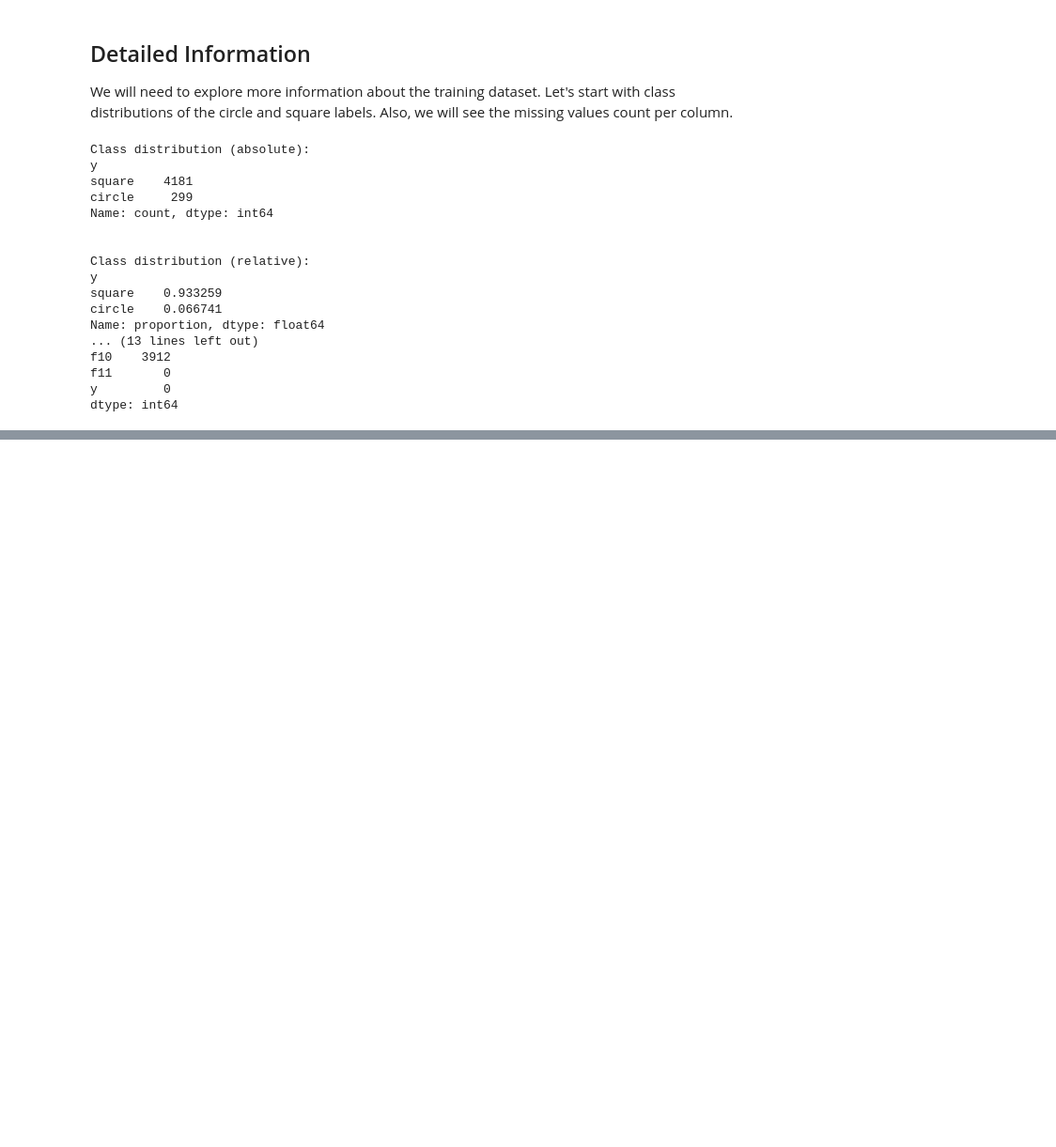
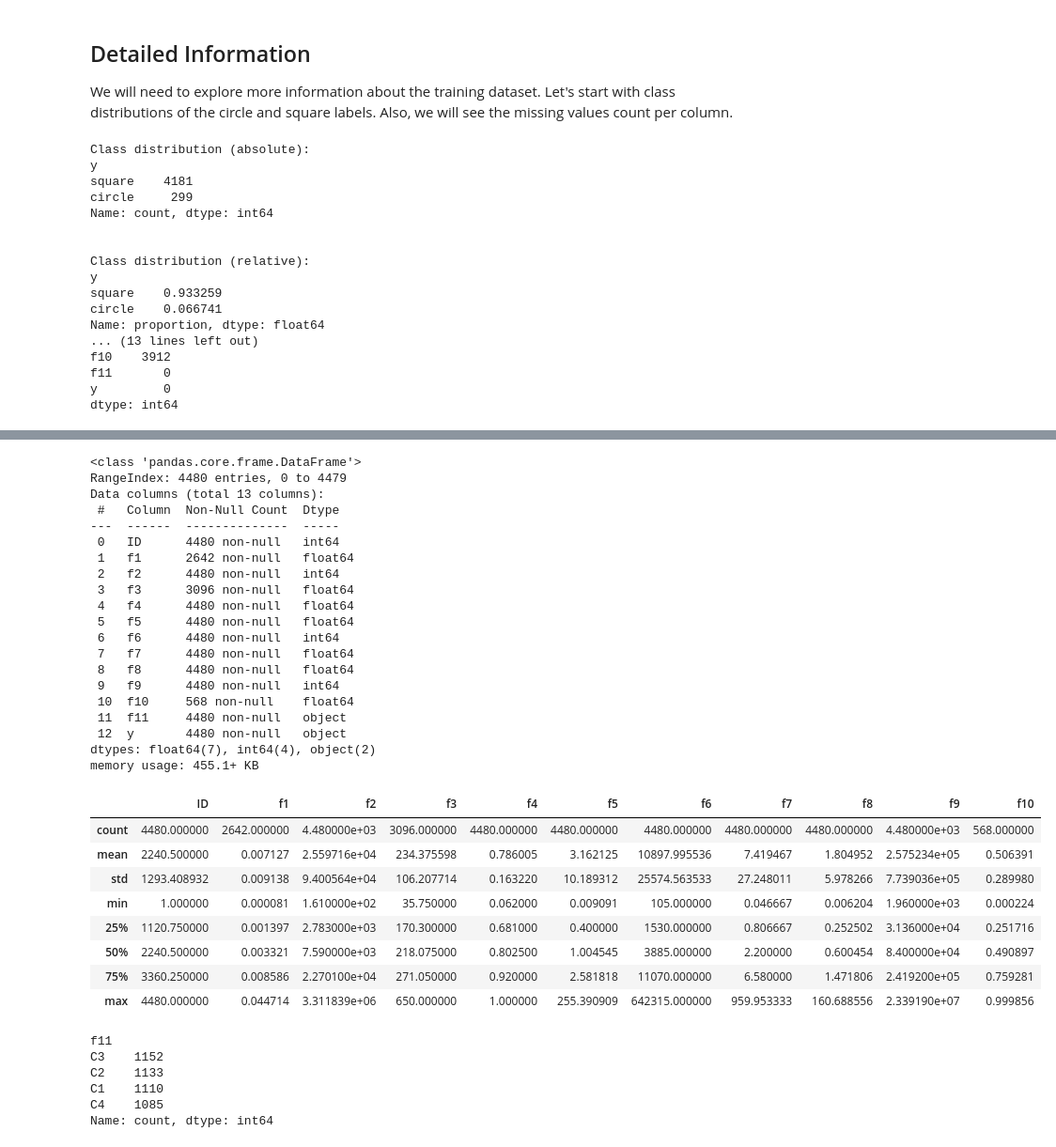
Before and after one commit to AliSinan1/ICS485_Project, a Jupyter notebook: EDA.ipynb, the cells around one changed output, grey strips where cells are left out. Shown: that part at 94% size. Drawn from its saved outputs; the diff is of its cells as text; code cells hidden in the pictures; blank space fills up the shorter version.

```diff
--- a/EDA.ipynb
+++ b/EDA.ipynb
@@ -73,0 +95,45 @@ dtype: int64
+# %%
+# Get Info about data types
+train.info()
+
+# Summary stats for numeric features
+display(train.describe())
+
+# Distribution of categorical feature (only f11)
+print(train["f11"].value_counts())
+# %% [output]
+<class 'pandas.core.frame.DataFrame'>
+RangeIndex: 4480 entries, 0 to 4479
+Data columns (total 13 columns):
+ #   Column  Non-Null Count  Dtype
+---  ------  --------------  -----
+ 0   ID      4480 non-null   int64
+ 1   f1      2642 non-null   float64
+ 2   f2      4480 non-null   int64
+ 3   f3      3096 non-null   float64
+ 4   f4      4480 non-null   float64
+ 5   f5      4480 non-null   float64
+ 6   f6      4480 non-null   int64
+ 7   f7      4480 non-null   float64
+ 8   f8      4480 non-null   float64
+ 9   f9      4480 non-null   int64
+ 10  f10     568 non-null    float64
+ 11  f11     4480 non-null   object
+ 12  y       4480 non-null   object
+dtypes: float64(7), int64(4), object(2)
+memory usage: 455.1+ KB
+|  | ID | f1 | f2 | f3 | f4 | f5 | f6 | f7 | f8 | f9 | f10 |
+| count | 4480.000000 | 2642.000000 | 4.480000e+03 | 3096.000000 | 4480.000000 | 4480.000000 | 4480.000000 | 4480.000000 | 4480.000000 | 4.480000e+03 | 568.000000 |
+| mean | 2240.500000 | 0.007127 | 2.559716e+04 | 234.375598 | 0.786005 | 3.162125 | 10897.995536 | 7.419467 | 1.804952 | 2.575234e+05 | 0.506391 |
+| std | 1293.408932 | 0.009138 | 9.400564e+04 | 106.207714 | 0.163220 | 10.189312 | 25574.563533 | 27.248011 | 5.978266 | 7.739036e+05 | 0.289980 |
+| min | 1.000000 | 0.000081 | 1.610000e+02 | 35.750000 | 0.062000 | 0.009091 | 105.000000 | 0.046667 | 0.006204 | 1.960000e+03 | 0.000224 |
+| 25% | 1120.750000 | 0.001397 | 2.783000e+03 | 170.300000 | 0.681000 | 0.400000 | 1530.000000 | 0.806667 | 0.252502 | 3.136000e+04 | 0.251716 |
+| 50% | 2240.500000 | 0.003321 | 7.590000e+03 | 218.075000 | 0.802500 | 1.004545 | 3885.000000 | 2.200000 | 0.600454 | 8.400000e+04 | 0.490897 |
+| 75% | 3360.250000 | 0.008586 | 2.270100e+04 | 271.050000 | 0.920000 | 2.581818 | 11070.000000 | 6.580000 | 1.471806 | 2.419200e+05 | 0.759281 |
+| max | 4480.000000 | 0.044714 | 3.311839e+06 | 650.000000 | 1.000000 | 255.390909 | 642315.000000 | 959.953333 | 160.688556 | 2.339190e+07 | 0.999856 |
+f11
+C3    1152
+C2    1133
+C1    1110
+C4    1085
+Name: count, dtype: int64
```
Also changed, not shown: parts of 10 cells of this notebook.
